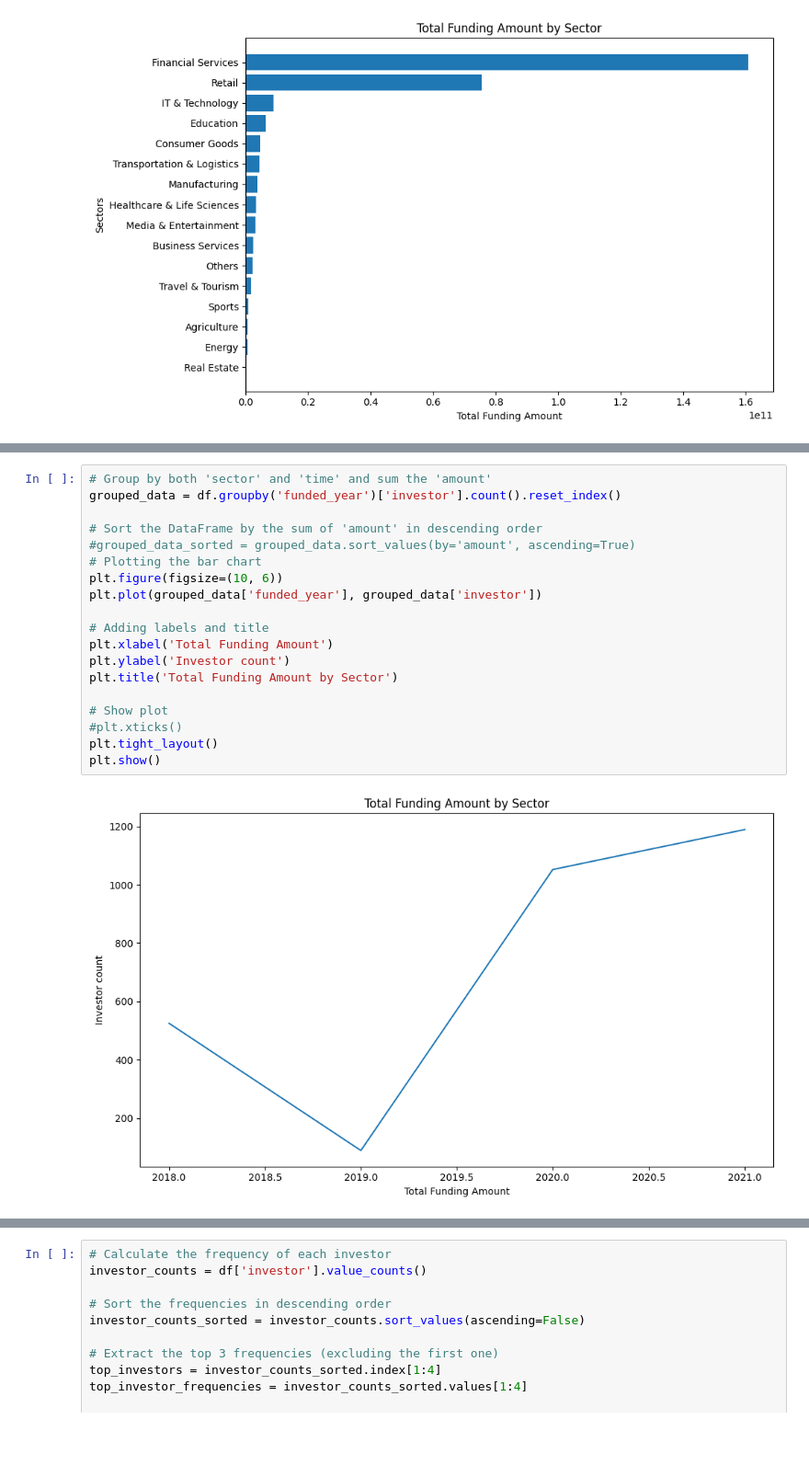
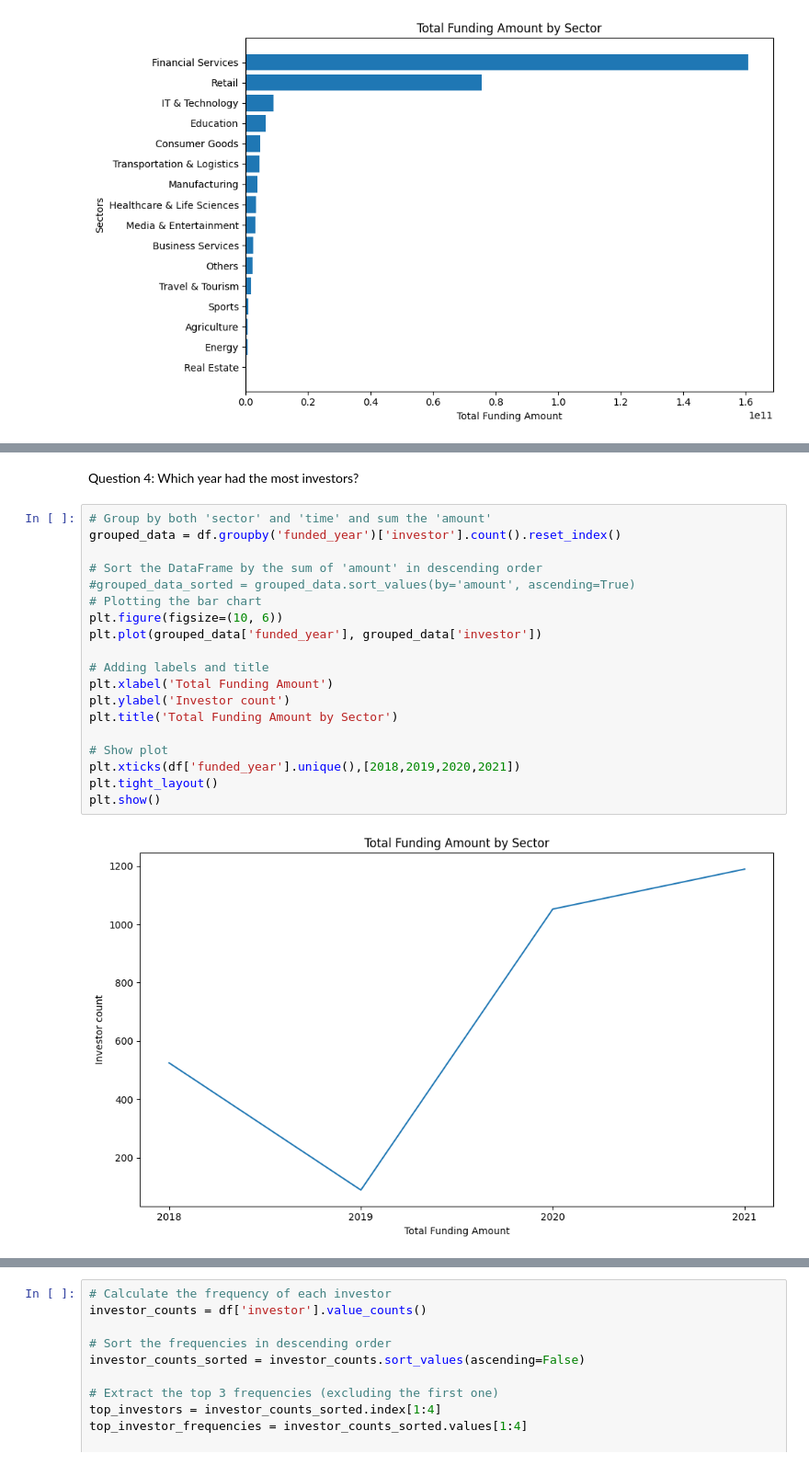
Before and after one commit to Azubi-Team-Selenium/Indian_Start_Up_Analysis, a Jupyter notebook: start_up_analysis.ipynb, the cells around one changed output, grey strips where cells are left out. Shown at 92% size. Cells and saved outputs as stored; diff of their text form; blank space fills up the shorter version.

Commit message:
answer analytical questions

```diff
--- a/start_up_analysis.ipynb
+++ b/start_up_analysis.ipynb
@@ -3138,21 +3161,23 @@ memory usage: 223.0+ KB
+# %% [markdown]
+Question 4: Which year had the most investors?
 # %%
 # Group by both 'sector' and 'time' and sum the 'amount'
 grouped_data = df.groupby('funded_year')['investor'].count().reset_index()
 
 # Sort the DataFrame by the sum of 'amount' in descending order
 #grouped_data_sorted = grouped_data.sort_values(by='amount', ascending=True)
 # Plotting the bar chart
 plt.figure(figsize=(10, 6))
 plt.plot(grouped_data['funded_year'], grouped_data['investor'])
 
 # Adding labels and title
 plt.xlabel('Total Funding Amount')
 plt.ylabel('Investor count')
 plt.title('Total Funding Amount by Sector')
 
 # Show plot
-#plt.xticks()
+plt.xticks(df['funded_year'].unique(),[2018,2019,2020,2021])
 plt.tight_layout()
 plt.show()
 # %% [output]
-[figure, old version]
+[figure, new version]
```
Also changed, not shown: parts of 17 cells of this notebook.
